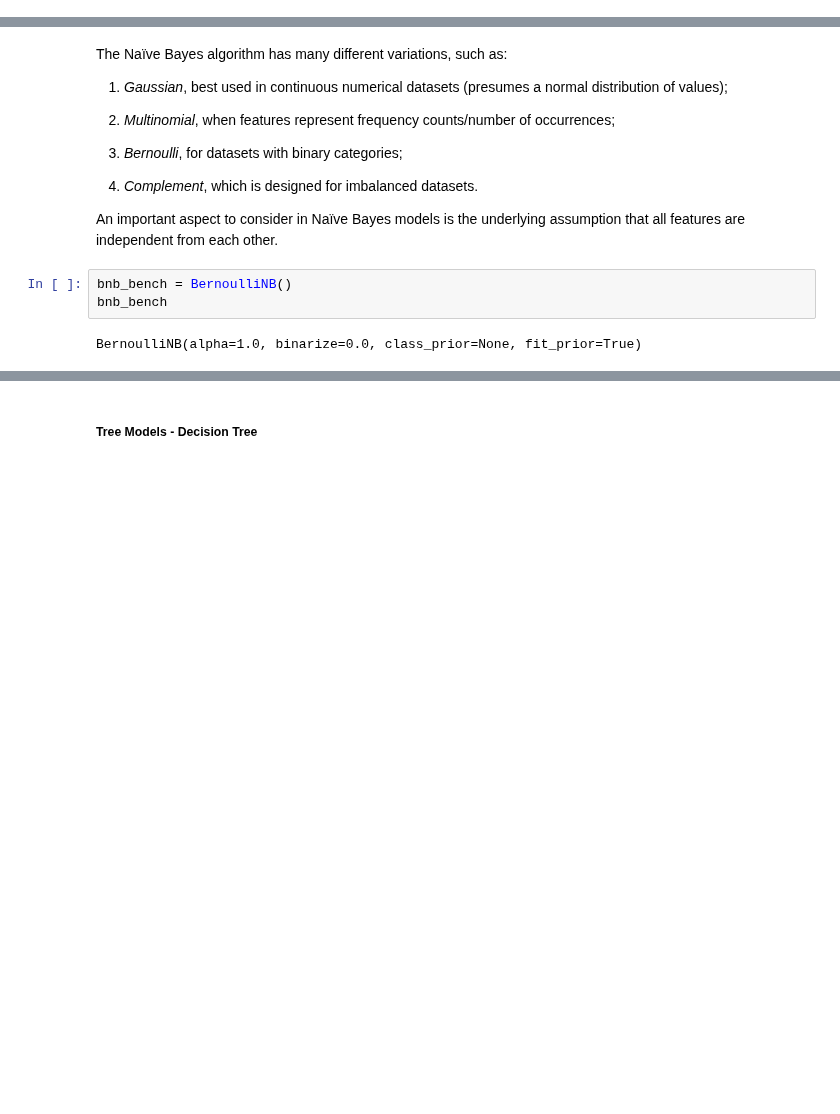
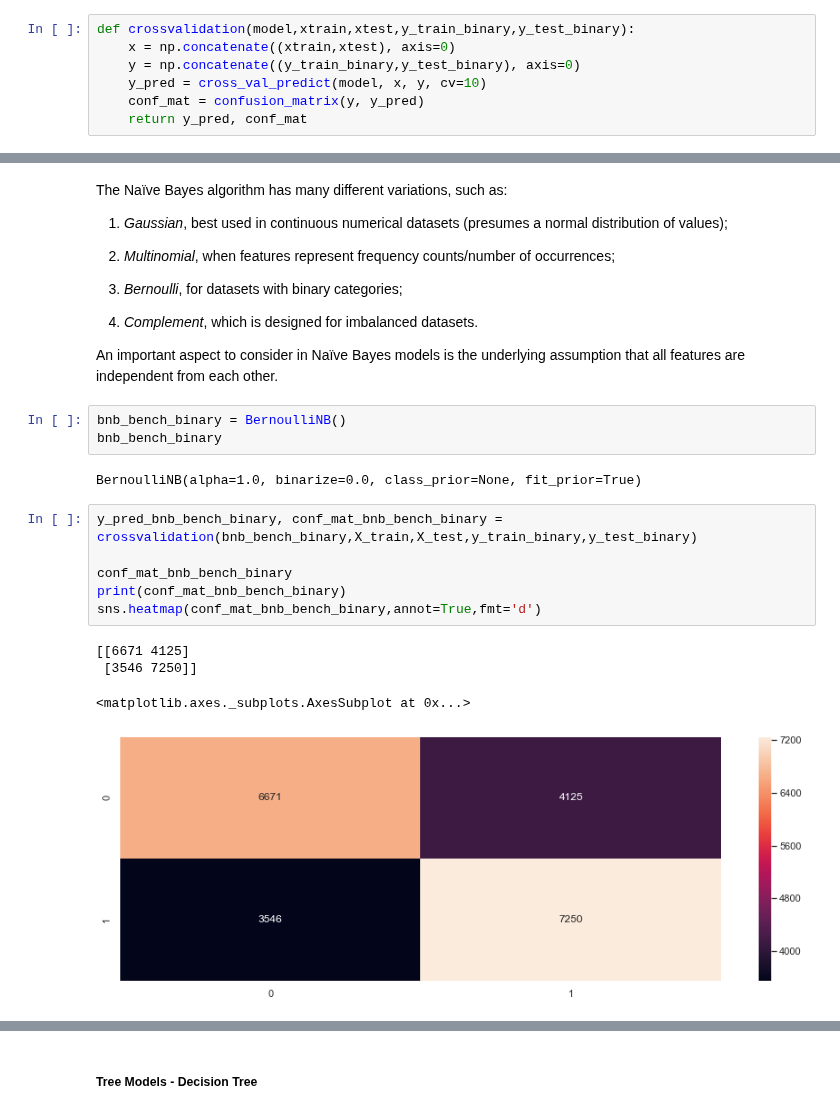
Before and after one commit to beatriz-lima/Machine-Learning-2019, a Jupyter notebook: Notes_Project.ipynb, the cells around one changed output, grey strips where cells are left out. Cells and saved outputs as stored; diff of their text form; blank space fills up the shorter version.

```diff
--- a/Notes_Project.ipynb
+++ b/Notes_Project.ipynb
@@ -967,3 +985,10 @@ def model (intro,xtrain,ytrain,xtest,ytest,model):
+# %%
+def crossvalidation(model,xtrain,xtest,y_train_binary,y_test_binary):
+    x = np.concatenate((xtrain,xtest), axis=0)
+    y = np.concatenate((y_train_binary,y_test_binary), axis=0)
+    y_pred = cross_val_predict(model, x, y, cv=10)
+    conf_mat = confusion_matrix(y, y_pred)
+    return y_pred, conf_mat
 # %% [markdown]
 ### 1.2.1 Benchmark
 Before going into training the classifiers with our altered datasets, we want to perform a benchmark of the original dataset's performance in the models (`df_processed1`).
@@ -1072,9 +1083,20 @@ The Naïve Bayes algorithm has many different variations, such as:
 4) *Complement*, which is designed for imbalanced datasets.
 
 An important aspect to consider in Naïve Bayes models is the underlying assumption that all features are independent from each other.
-# %%
-bnb_bench = BernoulliNB()
-bnb_bench
-# %% [output]
-BernoulliNB(alpha=1.0, binarize=0.0, class_prior=None, fit_prior=True)
+# %%
+bnb_bench_binary = BernoulliNB()
+bnb_bench_binary
+# %% [output]
+BernoulliNB(alpha=1.0, binarize=0.0, class_prior=None, fit_prior=True)
+# %%
+y_pred_bnb_bench_binary, conf_mat_bnb_bench_binary = crossvalidation(bnb_bench_binary,X_train,X_test,y_train_binary,y_test_binary)
+
+conf_mat_bnb_bench_binary
+print(conf_mat_bnb_bench_binary)
+sns.heatmap(conf_mat_bnb_bench_binary,annot=True,fmt='d')
+# %% [output]
+[[6671 4125]
+ [3546 7250]]
+<matplotlib.axes._subplots.AxesSubplot at 0x...>
+[figure, added]
 # %%
```
Also changed, not shown: parts of 18 cells of this notebook.
